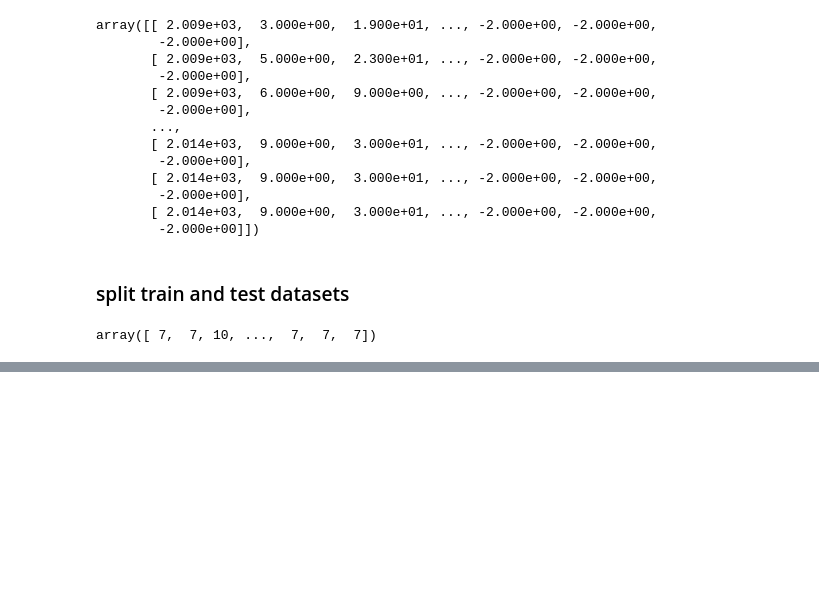
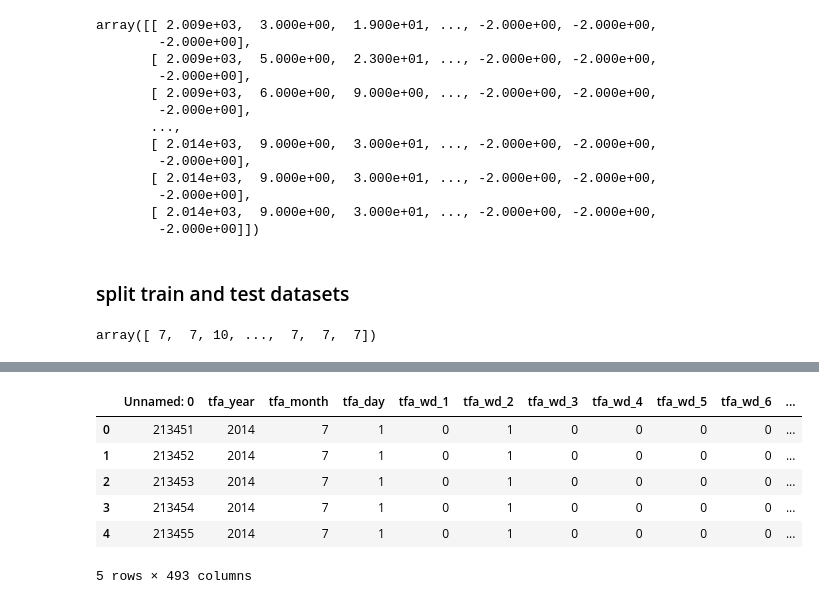
Before and after one commit to troywu666/Airbnb_data_analyse, a Jupyter notebook: 订房预测.ipynb, the cells around one changed output, grey strips where cells are left out. Drawn from its saved outputs; the diff is of its cells as text; code cells hidden in the pictures; blank space fills up the shorter version.

```diff
--- a/订房预测.ipynb
+++ b/订房预测.ipynb
@@ -850,0 +881,10 @@ array([ 7,  7, 10, ...,  7,  7,  7])
+# %%
+xtest.head()
+# %% [output]
+|  | Unnamed: 0 | tfa_year | tfa_month | tfa_day | tfa_wd_1 | tfa_wd_2 | tfa_wd_3 | tfa_wd_4 | tfa_wd_5 | tfa_wd_6 | ... |
+| 0 | 213451 | 2014 | 7 | 1 | 0 | 1 | 0 | 0 | 0 | 0 | ... |
+| 1 | 213452 | 2014 | 7 | 1 | 0 | 1 | 0 | 0 | 0 | 0 | ... |
+| 2 | 213453 | 2014 | 7 | 1 | 0 | 1 | 0 | 0 | 0 | 0 | ... |
+| 3 | 213454 | 2014 | 7 | 1 | 0 | 1 | 0 | 0 | 0 | 0 | ... |
+| 4 | 213455 | 2014 | 7 | 1 | 0 | 1 | 0 | 0 | 0 | 0 | ... |
+5 rows × 493 columns
```
Also changed, not shown: parts of 18 cells of this notebook, 1 other file.
